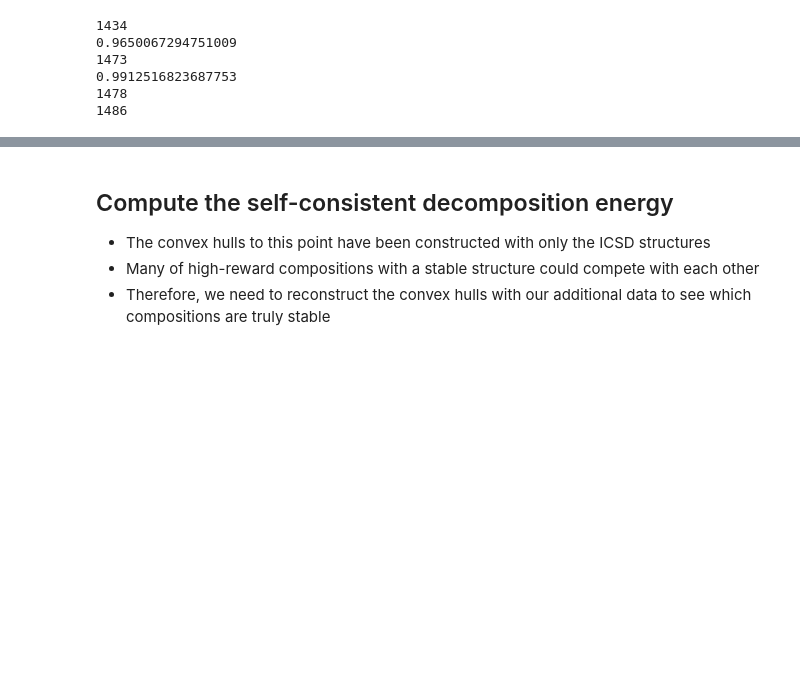
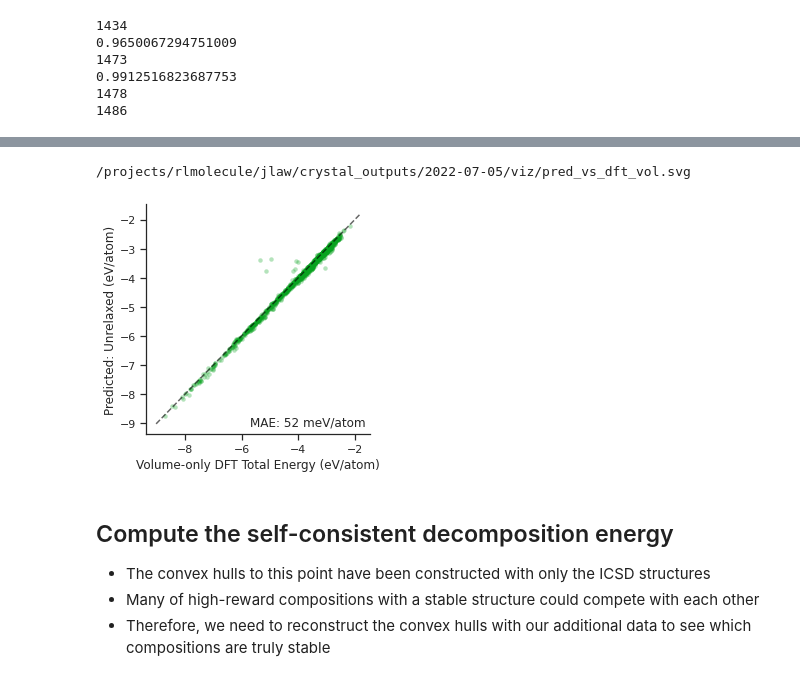
Before and after one commit to NREL/rlmolecule, a Jupyter notebook: examples/crystal_energy/notebooks/20220712_decomp_energy_vs_relaxed.ipynb, the cells around one changed output, grey strips where cells are left out. Saved outputs shown, nothing was run; the diff lists cells and outputs as text; code cells hidden in the pictures; blank space fills up the shorter version.

```diff
--- a/examples/crystal_energy/notebooks/20220712_decomp_energy_vs_relaxed.ipynb
+++ b/examples/crystal_energy/notebooks/20220712_decomp_energy_vs_relaxed.ipynb
@@ -292,0 +301,14 @@ WARNING:matplotlib.axes._axes:*c* argument looks like a single numeric RGB or RG
+# %%
+vol_rel_dir = Path("/projects/rlmolecule/jlaw/crystal_outputs/2022-07-05/volume_relaxation_outputs")
+vol_rel_energies = {}
+for strc_dir in tqdm(list(vol_rel_dir.glob("*/*"))):
+    opt_file = f"{strc_dir}/opt_vol"
+    if os.path.isfile(opt_file):
+        strc = Structure.from_file(f"{strc_dir}/CONTCAR.gz")
+        strc_id = Path(strc_dir).name
+        energy = pd.read_csv(opt_file, header=None).squeeze()[1]
+        energyperatom = energy / strc.num_sites
+        vol_rel_energies[strc_id] = energyperatom
+# %%
+dft_data['vol_energyperatom'] = pd.Series(vol_rel_energies)
+dft_data.head(2)
@@ -292,0 +320,28 @@ WARNING:matplotlib.axes._axes:*c* argument looks like a single numeric RGB or RG
+# %%
+df = dft_data.copy()
+f, (ax1) = plt.subplots(ncols=1, figsize=(4,4))
+
+df.plot.scatter(x="vol_energyperatom", y="predicted_energy", ax=ax1,
+                alpha=0.3, s=20, linewidth=0,
+                # color="#c47214",  # orange
+                color="#08a31f", # green
+               )
+ax1.plot(ax1.get_xlim(),
+         ax1.get_xlim(),
+         ls='--', c='black', alpha=0.6)
+
+ax1.set_xlabel("Volume-only DFT Total Energy (eV/atom)")
+ax1.set_ylabel("Predicted: Unrelaxed (eV/atom)")
+mae = (df['vol_energyperatom'] - df["predicted_energy"]).abs().mean()
+ax1.text(1, 0.025, f'MAE: {mae*1000:.0f} meV/atom ',
+        ha='right', va='bottom', transform=ax1.transAxes, fontsize=12)
+
+sns.despine()
+plt.tight_layout()
+out_file = f"{viz_dir}/pred_vs_dft_vol.svg"
+print(os.path.abspath(out_file))
+plt.savefig(out_file, bbox_inches='tight')
+plt.savefig(out_file.replace('.svg','.png'), bbox_inches='tight', dpi=300)
+# %% [output]
+/projects/rlmolecule/jlaw/crystal_outputs/2022-07-05/viz/pred_vs_dft_vol.svg
+[figure, added]
```
Also changed, not shown: parts of 5 cells of this notebook.
